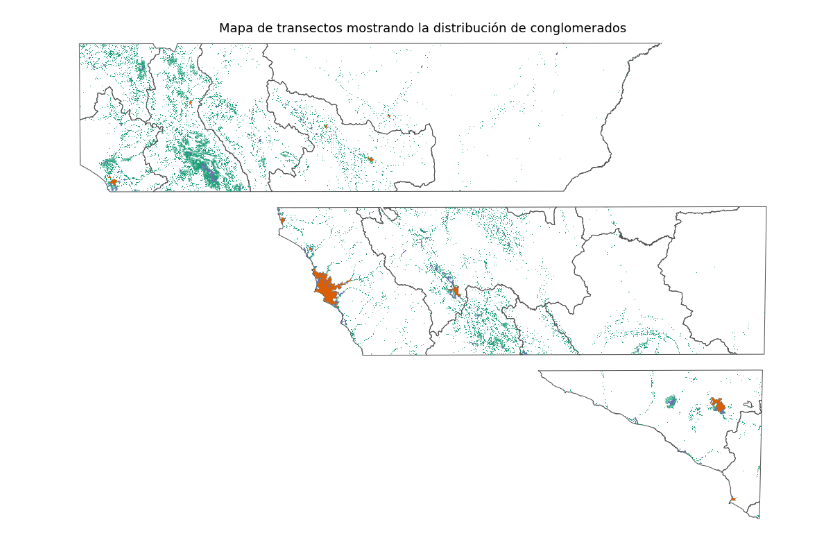
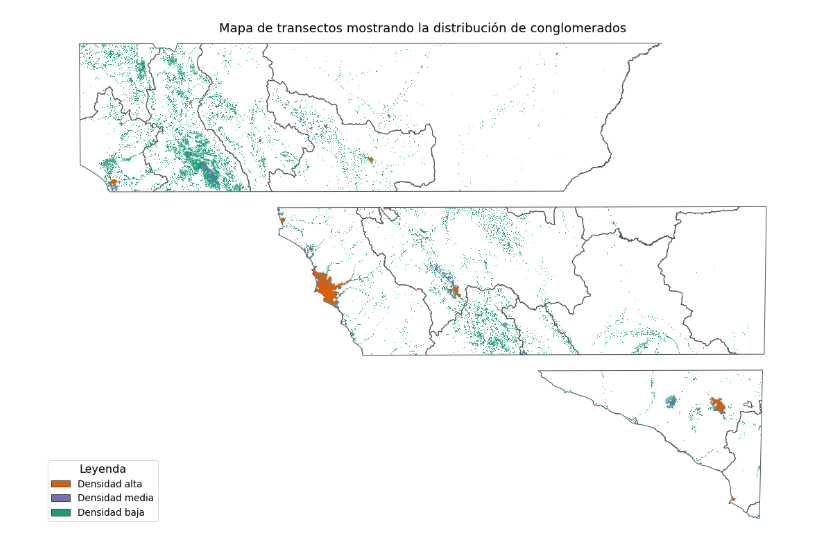
Before and after one commit to gprietoe/Continuo-urbano-rural, a Jupyter notebook: Graphs.ipynb, the cells around one changed output. Cells and saved outputs as stored; diff of their text form; code cells hidden in the pictures.

```diff
--- a/Graphs.ipynb
+++ b/Graphs.ipynb
@@ -12,9 +12,9 @@ import matplotlib.pyplot as plt
 # Definimos la ruta de los archivos
 path_d=r"C:\Users\Guillermo\Desktop/Python\01. Continuo urbano-rural"
 ## BD de continuos poblados por densidad
-high=gpd.read_file(path_d+'\\02. Continuos poblados_res\\01_Conglomerado_alta_densidad.shp')
-medium=gpd.read_file(path_d+'\\02. Continuos poblados_res\\02_Conglomerado_media_densidad.shp')
-low_ha=gpd.read_file(path_d+'\\02. Continuos poblados_res\\03_Conglomerado_baja_densidad.shp')
+high=gpd.read_file(path_d+'\\02. Results\\01_Conglomerado_alta_densidad.shp')
+medium=gpd.read_file(path_d+'\\02. Results\\02_Conglomerado_media_densidad.shp')
+low_ha=gpd.read_file(path_d+'\\02. Results\\03_Conglomerado_baja_densidad.shp')
 
 lim_dep17=gpd.read_file(path_d+'\\01. Dataset\\Límites departamentales.zip')
 lim_dep17=lim_dep17.to_crs("EPSG:32718")
@@ -26,31 +26,42 @@ def box_32718(box_coords):
     box_0['geometry']=None
     box_0.at[0,'geometry']=bb
 
     box_0.crs = CRS.from_epsg(4326)
     box_0=box_0.to_crs("EPSG:32718")
     return box_0
 
 coord=[[-80.30, -6.90, -70.95,  -4.90],
        [-80.30,-12.90, -70.95, -10.90],
        [-80.30,-17.90, -70.95, -15.90]]
 
 box1=box_32718(coord[0])
 box2=box_32718(coord[1])
 box3=box_32718(coord[2])
 
 fig, axs=plt.subplots(3,1,sharex=True, figsize=(20, 13))
 fig.subplots_adjust(hspace=0)
 
+labels=["Densidad alta", "Densidad media", "Densidad baja" ] ## ciudades
+colors=['#d95f02','#7570b3','#1b9e77']
+
+
+legend_e = [Patch(facecolor=colors[0], edgecolor='#454545', label=labels[0]),
+            Patch(facecolor=colors[1], edgecolor='#454545', label=labels[1]),
+            Patch(facecolor=colors[2], edgecolor='#454545', label=labels[2])]
+axs[2].legend(handles=legend_e, prop={'size': 13.5
+                                  }, title="Leyenda", title_fontsize=16, loc='lower left')
+
+
 for p,q in zip([0,1,2],[box1,box2,box3]):
     lim_dep17.clip(q).plot(ax=axs[p],facecolor='none',edgecolor='#525252')
     low_ha.clip(q).plot(ax=axs[p], facecolor='#1b9e77')
     medium.clip(q).plot(ax=axs[p], facecolor='#7570b3')
     high.clip(q).plot(ax=axs[p],facecolor='#d95f02')
     axs[p].set_axis_off()
 plt.axis('scaled')
 
 axs[0].set_title("Mapa de transectos mostrando la distribución de conglomerados",
                  fontsize=18)
 plt.savefig(path_d+"\\03. Images\\transectos_pais_2.jpg",dpi=300,bbox_inches='tight')
 # %% [output]
-[figure, old version]
+[figure, new version]
```
Also changed, not shown: parts of 4 cells of this notebook, 9 other files.
